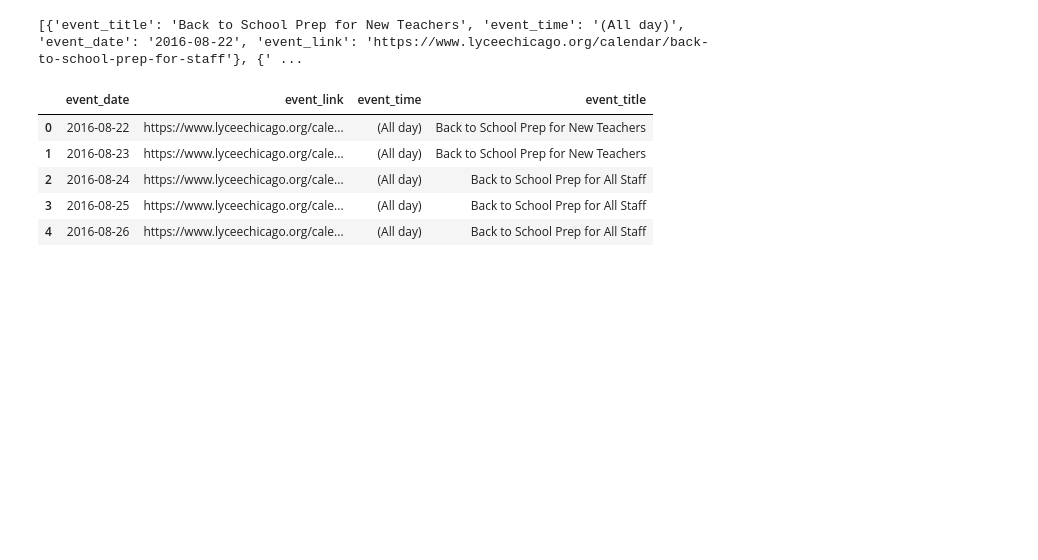
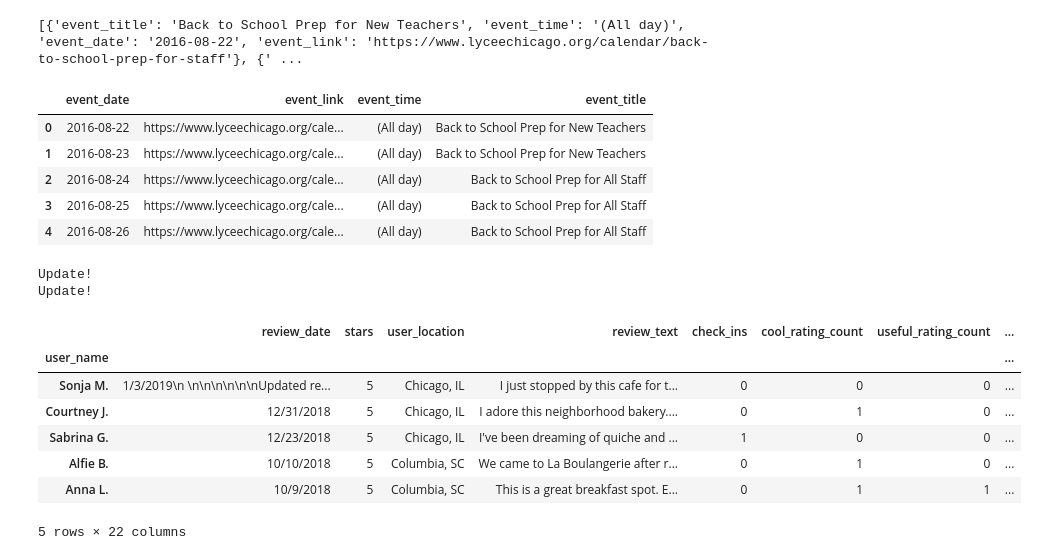
Before and after one commit to PoojaChopra123/pie_thon, a Jupyter notebook: jupyter notebooks/stacy_scratch.ipynb, the cells around one changed output. Cells and saved outputs as stored; diff of their text form; code cells hidden in the pictures; blank space fills up the shorter version.

```diff
--- a/jupyter notebooks/stacy_scratch.ipynb
+++ b/jupyter notebooks/stacy_scratch.ipynb
@@ -476,0 +426,27 @@ lychee_event_df.to_csv('lychee_events.csv')
+# %%
+for index, row in damen_review_df.iterrows():
+    if len(row['review_date']) > 15:
+        print("Update!")
+        damen_review_df.loc[index, 'Updated'] = '1'
+        prev = row.previous_review
+        damen_review_df.loc[index, 'prev_text'] = prev['review_text']
+        damen_review_df.loc[index, 'prev_stars'] = prev['stars']
+        damen_review_df.loc[index, 'prev_date'] = prev['review_date']
+        counts = prev['review_feedback']['review_count']
+        damen_review_df.loc[index, 'prev_useful_rating_count'] = counts[0]
+        damen_review_df.loc[index, 'prev_funny_rating_count'] = counts[1]
+        damen_review_df.loc[index, 'prev_cool_rating_count'] = counts[2]
+    else:
+        damen_review_df.loc[index, 'Updated'] = '0'
+damen_review_df.head()
+# %% [output]
+Update!
+Update!
+|  | review_date | stars | user_location | review_text | check_ins | cool_rating_count | useful_rating_count | ... |
+| user_name |  |  |  |  |  |  |  | ... |
+| Sonja M. | 1/3/2019\n \n\n\n\n\n\nUpdated re... | 5 | Chicago, IL | I just stopped by this cafe for t... | 0 | 0 | 0 | ... |
+| Courtney J. | 12/31/2018 | 5 | Chicago, IL | I adore this neighborhood bakery.... | 0 | 1 | 0 | ... |
+| Sabrina G. | 12/23/2018 | 5 | Chicago, IL | I've been dreaming of quiche and ... | 1 | 0 | 0 | ... |
+| Alfie B. | 10/10/2018 | 5 | Columbia, SC | We came to La Boulangerie after r... | 0 | 1 | 0 | ... |
+| Anna L. | 10/9/2018 | 5 | Columbia, SC | This is a great breakfast spot. E... | 0 | 1 | 1 | ... |
+5 rows × 22 columns
```
Also changed, not shown: parts of 41 cells of this notebook, 4 other files.
